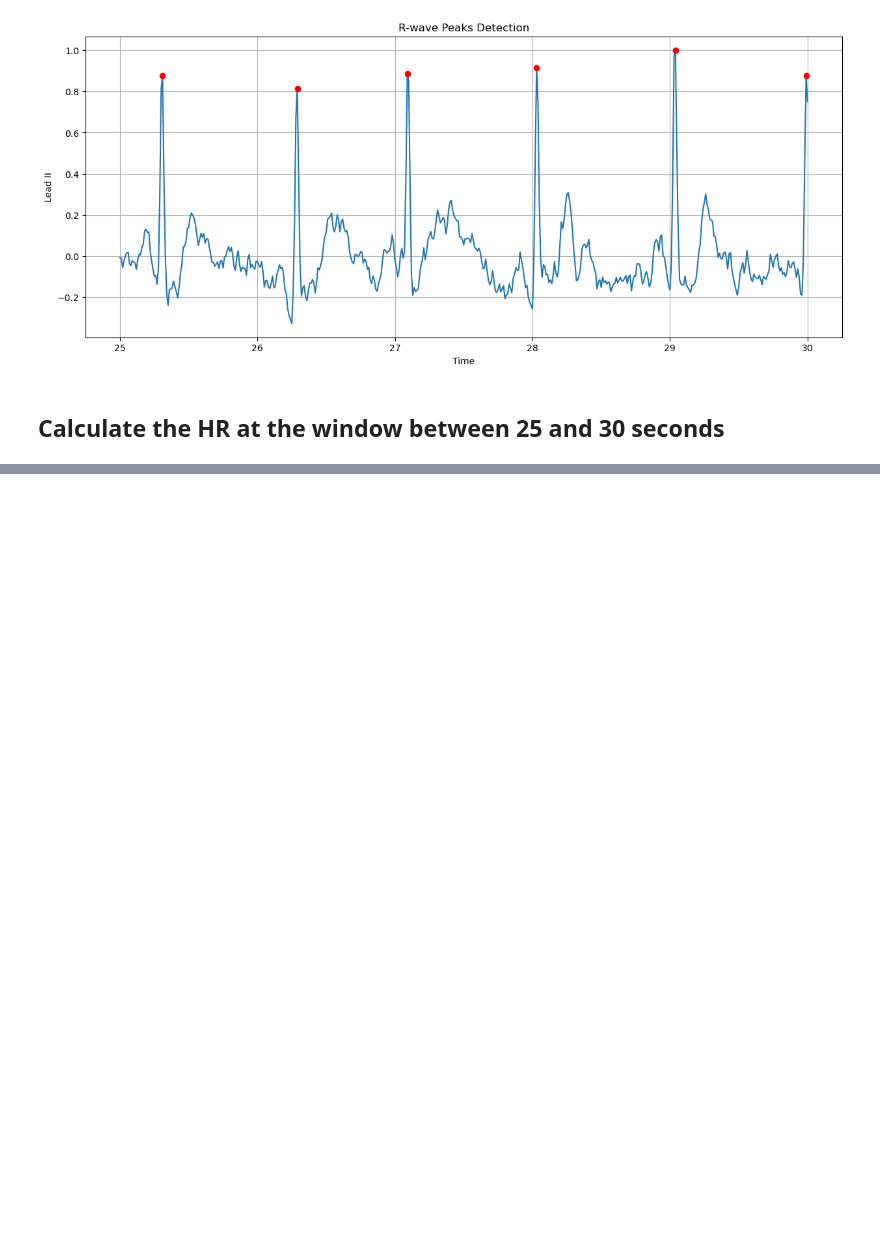
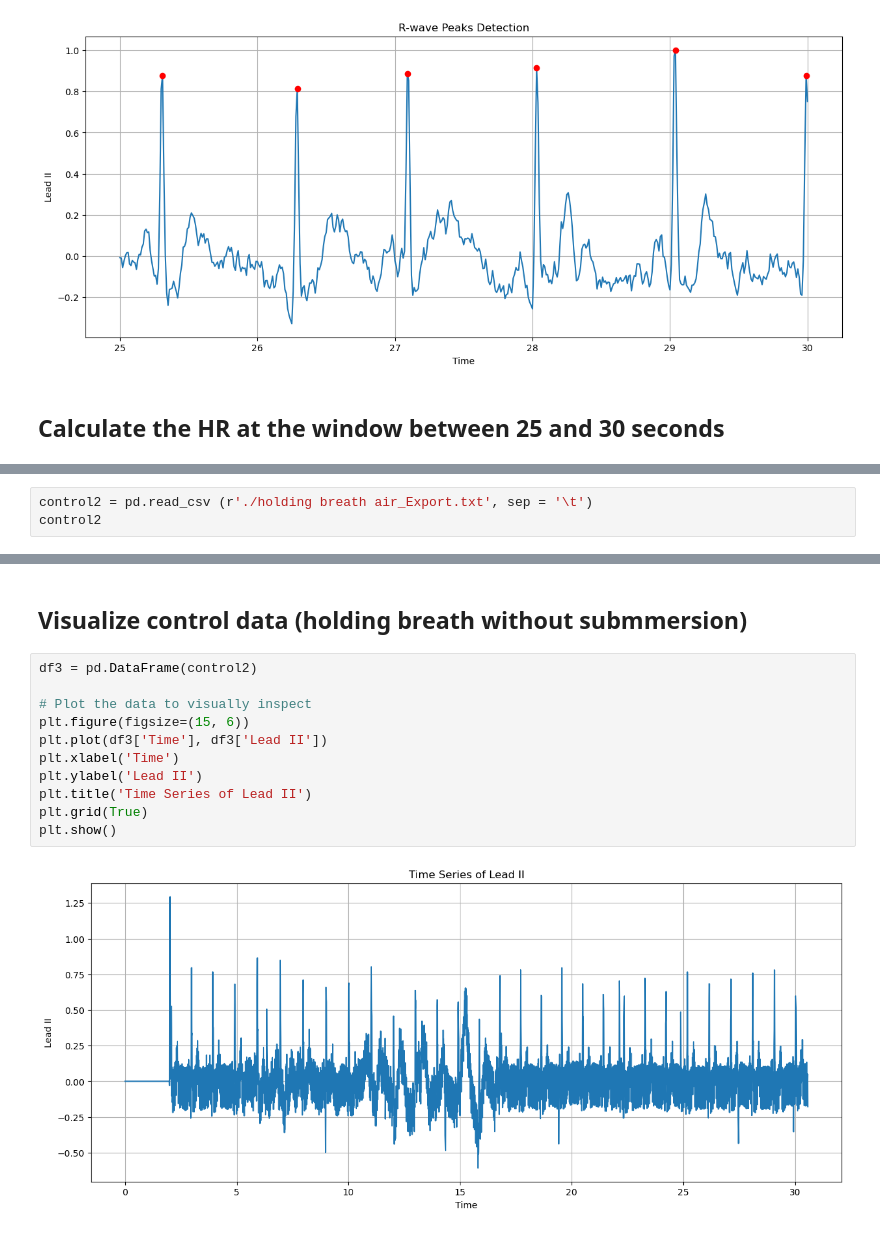
Before and after one commit to ProfOak7/Bio125, a Jupyter notebook: lab11/Lab11_Divers_Reflex.ipynb, the cells around one changed output, grey strips where cells are left out. Cells and saved outputs as stored; diff of their text form; blank space fills up the shorter version.

```diff
--- a/lab11/Lab11_Divers_Reflex.ipynb
+++ b/lab11/Lab11_Divers_Reflex.ipynb
@@ -160,0 +166,3 @@ Heart rate in the window: 64.10 BPM
+# %%
+control2 = pd.read_csv (r'./holding breath air_Export.txt', sep = '\t')
+control2
@@ -160,0 +200,15 @@ Heart rate in the window: 64.10 BPM
+# %% [markdown]
+## Visualize control data (holding breath without submmersion)
+# %%
+df3 = pd.DataFrame(control2)
+
+# Plot the data to visually inspect
+plt.figure(figsize=(15, 6))
+plt.plot(df3['Time'], df3['Lead II'])
+plt.xlabel('Time')
+plt.ylabel('Lead II')
+plt.title('Time Series of Lead II')
+plt.grid(True)
+plt.show()
+# %% [output]
+[figure, added]
```
Also changed, not shown: parts of 22 cells of this notebook.
